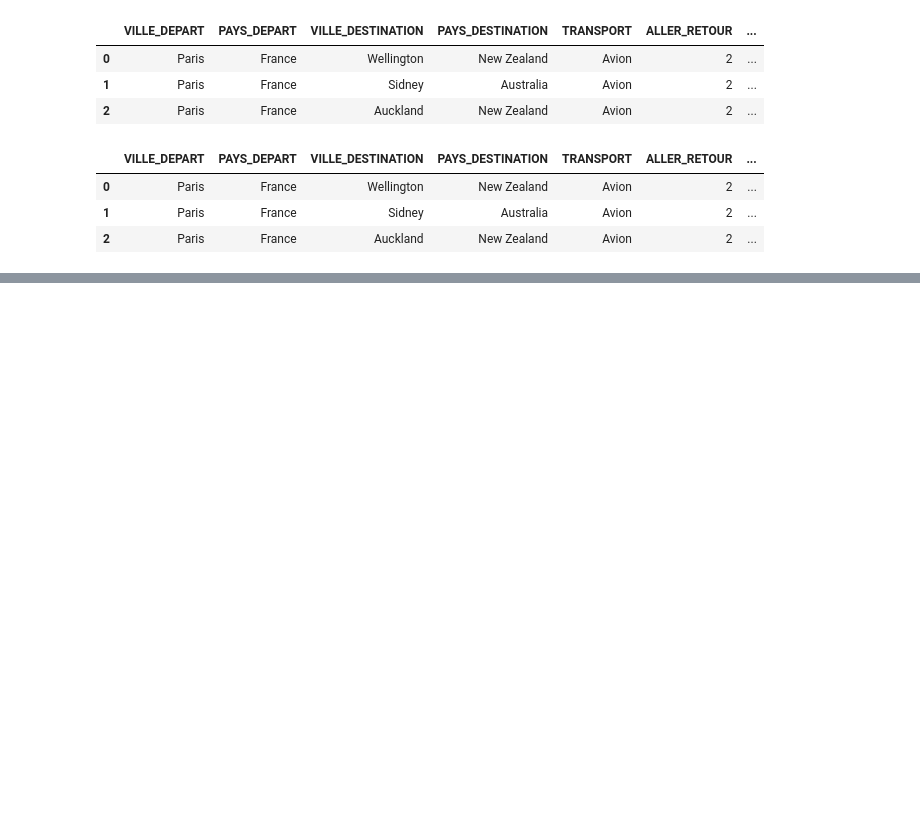
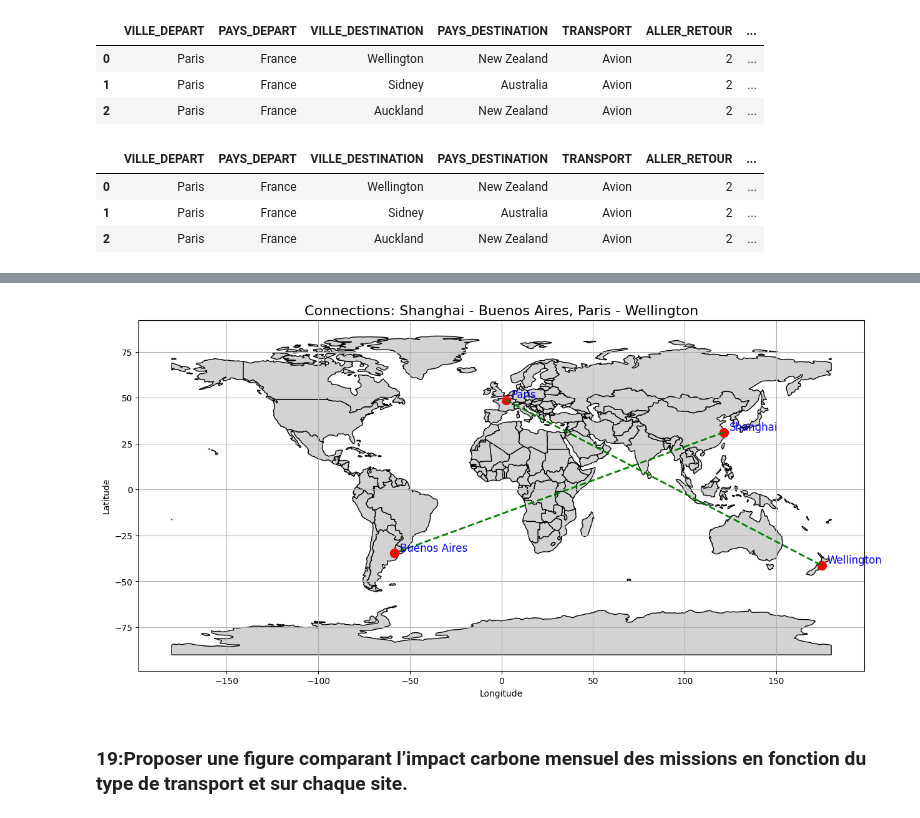
Before and after one commit to lvga1228/NF26_DATAWAREHOUSE, a Jupyter notebook: BDD_BGES/zang_analysis_data.ipynb, the cells around one changed output, grey strips where cells are left out. Drawn from its saved outputs; the diff is of its cells as text; code cells hidden in the pictures; blank space fills up the shorter version.

```diff
--- a/BDD_BGES/zang_analysis_data.ipynb
+++ b/BDD_BGES/zang_analysis_data.ipynb
@@ -2055,0 +3435,47 @@ print(f"\n🚀 从2024年5月至10月，PC portable 的总碳排放量为 {total
+# %%
+import geopandas as gpd
+import matplotlib.pyplot as plt
+from shapely.geometry import Point, LineString
+
+world = gpd.read_file("https://naciscdn.org/naturalearth/110m/cultural/ne_110m_admin_0_countries.zip")
+
+city_coords = {
+    "Shanghai": (121.4737, 31.2304),
+    "Buenos Aires": (-58.3816, -34.6037),
+    "Paris": (2.3522, 48.8566),
+    "Wellington": (174.7762, -41.2865)
+}
+
+points = gpd.GeoDataFrame(
+    {'city': list(city_coords.keys())},
+    geometry=[Point(coord) for coord in city_coords.values()],
+    crs="EPSG:4326"
+)
+
+lines = gpd.GeoDataFrame(
+    geometry=[
+        LineString([city_coords["Shanghai"], city_coords["Buenos Aires"]]),
+        LineString([city_coords["Paris"], city_coords["Wellington"]])
+    ],
+    crs="EPSG:4326"
+)
+
+fig, ax = plt.subplots(figsize=(15, 8))
+world.plot(ax=ax, color='lightgray', edgecolor='black')
+
+points.plot(ax=ax, color='red', markersize=100)
+
+for x, y, label in zip(points.geometry.x, points.geometry.y, points['city']):
+    ax.text(x + 3, y + 1, label, fontsize=12, ha='left', color='blue')
+
+lines.plot(ax=ax, color='green', linestyle='--', linewidth=2)
+
+ax.set_title("Connections: Shanghai - Buenos Aires, Paris - Wellington", fontsize=16)
+ax.set_xlabel("Longitude")
+ax.set_ylabel("Latitude")
+plt.grid(True)
+plt.show()
+# %% [output]
+[figure, added]
+# %% [markdown]
+### 19:Proposer une figure comparant l’impact carbone mensuel des missions en fonction du type de transport et sur chaque site.
```
Also changed, not shown: parts of 178 cells of this notebook.
